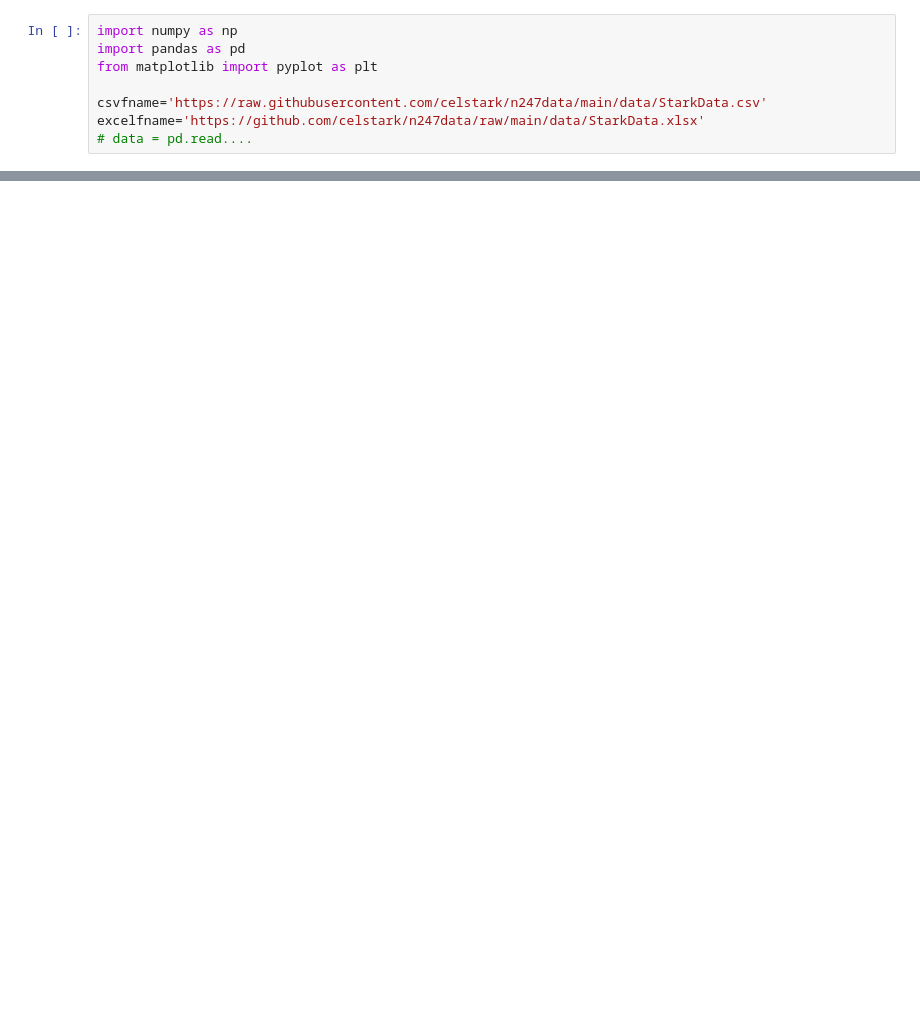
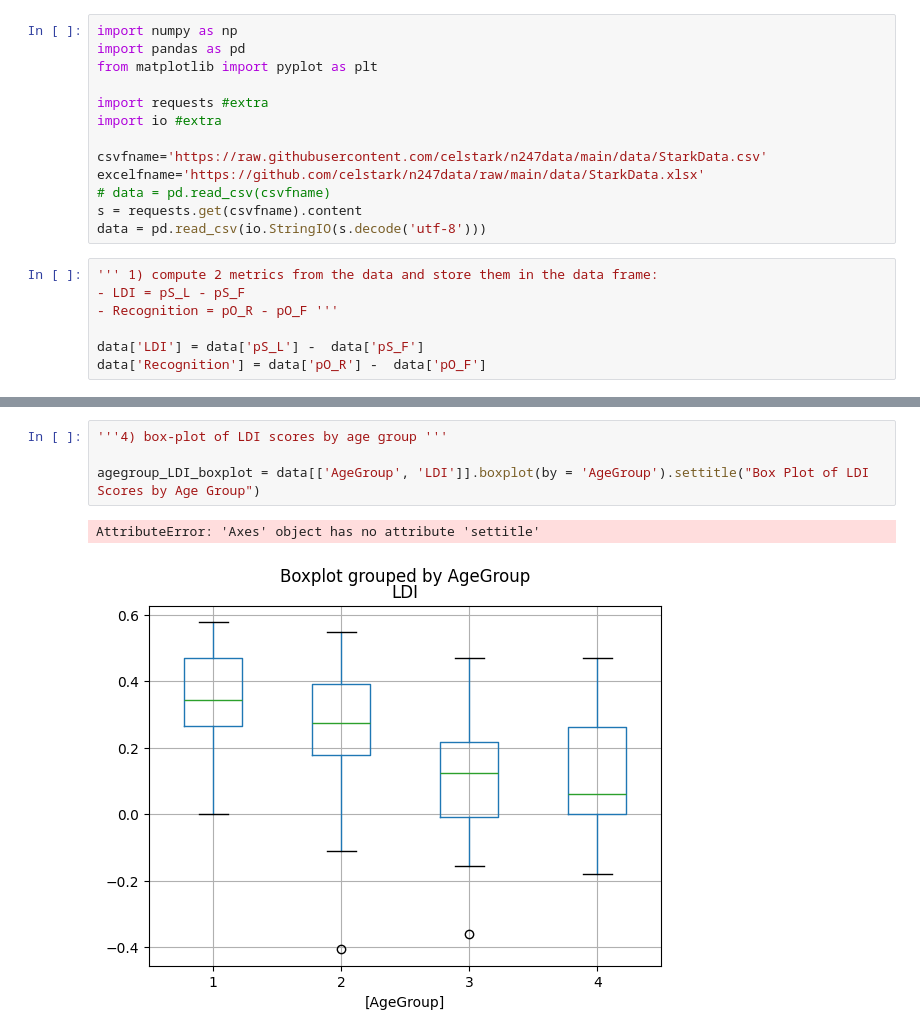
Before and after one commit to rochellekaper/n247_spring2025, a Jupyter notebook: ProblemSets/N247 PSet 6 Pandas - Data Analysis.ipynb, the cells around one changed output, grey strips where cells are left out. Drawn from its saved outputs; the diff is of its cells as text; blank space fills up the shorter version.

```diff
--- a/ProblemSets/N247 PSet 6 Pandas - Data Analysis.ipynb
+++ b/ProblemSets/N247 PSet 6 Pandas - Data Analysis.ipynb
@@ -41,6 +41,18 @@ import numpy as np
 import pandas as pd
 from matplotlib import pyplot as plt
 
+import requests #extra
+import io #extra
+
 csvfname='https://raw.githubusercontent.com/celstark/n247data/main/data/StarkData.csv'
 excelfname='https://github.com/celstark/n247data/raw/main/data/StarkData.xlsx'
-# data = pd.read....
+# data = pd.read_csv(csvfname)
+s = requests.get(csvfname).content
+data = pd.read_csv(io.StringIO(s.decode('utf-8')))
+# %%
+''' 1) compute 2 metrics from the data and store them in the data frame:
+- LDI = pS_L - pS_F
+- Recognition = pO_R - pO_F '''
+
+data['LDI'] = data['pS_L'] -  data['pS_F']
+data['Recognition'] = data['pO_R'] -  data['pO_F']
@@ -46,0 +73,7 @@ excelfname='https://github.com/celstark/n247data/raw/main/data/StarkData.xlsx'
+# %%
+'''4) box-plot of LDI scores by age group '''
+
+agegroup_LDI_boxplot = data[['AgeGroup', 'LDI']].boxplot(by = 'AgeGroup').settitle("Box Plot of LDI Scores by Age Group")
+# %% [output]
+AttributeError: 'Axes' object has no attribute 'settitle'
+[figure, added]
```
Also changed, not shown: parts of 1 cell of this notebook.
